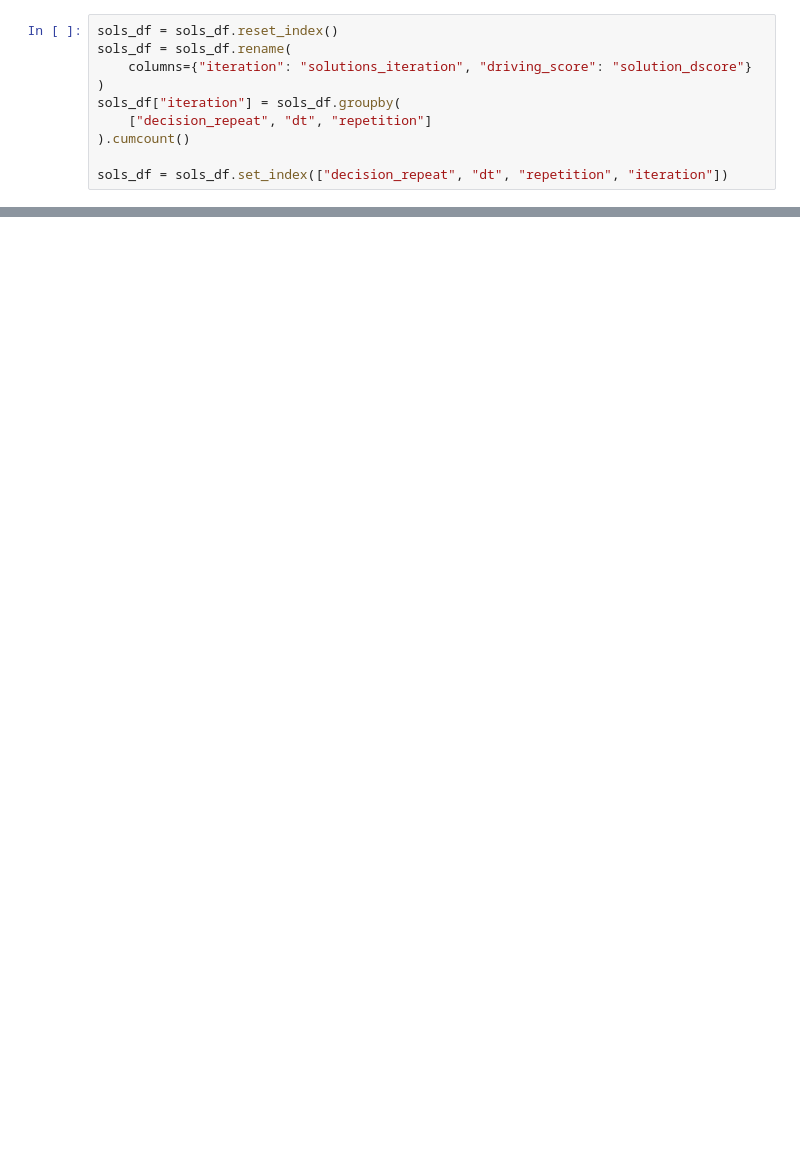
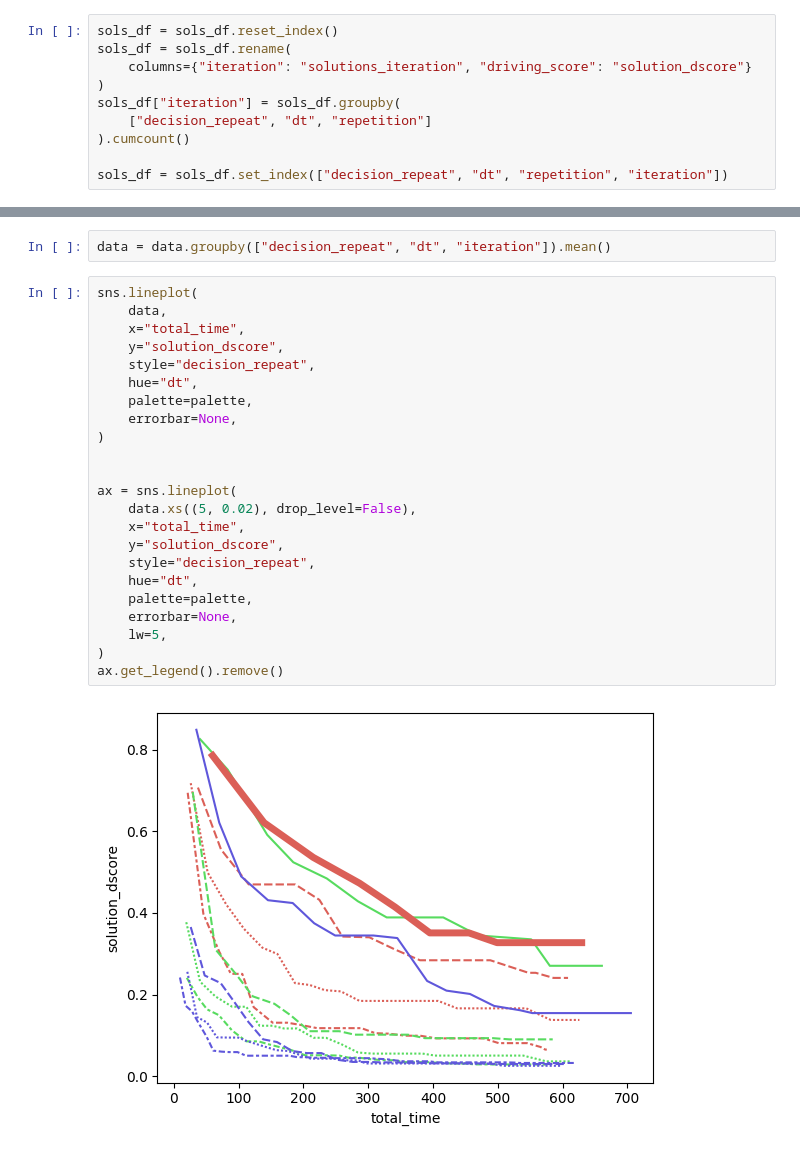
Before and after one commit to olek-osikowicz/metadrive, a Jupyter notebook: olek/analyze_rq3.ipynb, the cells around one changed output, grey strips where cells are left out. Drawn from its saved outputs; the diff is of its cells as text; blank space fills up the shorter version.

```diff
--- a/olek/analyze_rq3.ipynb
+++ b/olek/analyze_rq3.ipynb
@@ -237,0 +289,27 @@ sns.lineplot(
+# %%
+data = data.groupby(["decision_repeat", "dt", "iteration"]).mean()
+# %%
+sns.lineplot(
+    data,
+    x="total_time",
+    y="solution_dscore",
+    style="decision_repeat",
+    hue="dt",
+    palette=palette,
+    errorbar=None,
+)
+
+
+ax = sns.lineplot(
+    data.xs((5, 0.02), drop_level=False),
+    x="total_time",
+    y="solution_dscore",
+    style="decision_repeat",
+    hue="dt",
+    palette=palette,
+    errorbar=None,
+    lw=5,
+)
+ax.get_legend().remove()
+# %% [output]
+[figure, added]
```
Also changed, not shown: parts of 17 cells of this notebook.
